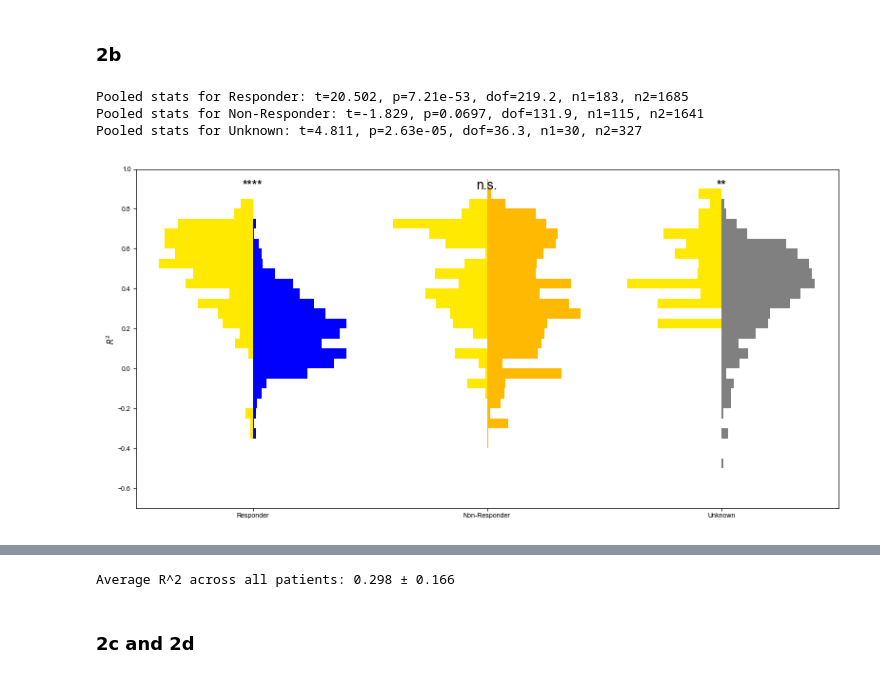
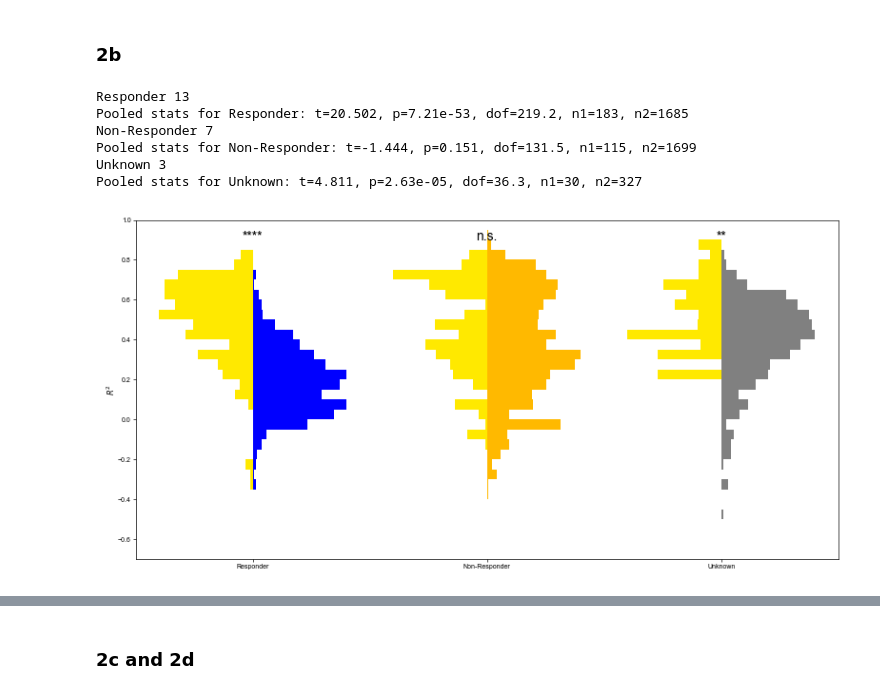
Before and after one commit to ProvenzaLab/PerceptPredictability, a Jupyter notebook: process_data.ipynb, the cells around one changed output, grey strips where cells are left out. Cells and saved outputs as stored; diff of their text form; code cells hidden in the pictures.

```diff
--- a/process_data.ipynb
+++ b/process_data.ipynb
@@ -581,8 +578,6 @@ max_num_pts = 0
 df.sort_values(by=['pt_id', 'dummy_timestamp'], inplace=True)
 for ax, response_status in zip(axs, ['Responder', 'Non-Responder', 'Unknown']):
     plot_df = df.dropna(subset=feature).query('response_status == @response_status').copy()
-    if response_status == 'Non-Responder':
-        plot_df = pd.concat([plot_df, df.dropna(subset=feature).query('pt_id == "B014"')]) # relapse patient with both responder and non-responder class values
 
     max_num_pts = max(max_num_pts, plot_df['pt_id'].nunique())
     for i, (pt_id, pt_df) in enumerate(plot_df.groupby('pt_id', sort=True)):
@@ -693,6 +688,7 @@ for i, response_status in enumerate(['Responder', 'Non-Responder', 'Unknown']):
     predbs_vals = plot_df_daily.query('state_label_str == "Pre-DBS"')[feature]
     predbs_weights = []
     neff_predbs_total = 0.0
+    pt_ids = set()
     for pt_id, pt_df in plot_df_daily.groupby('pt_id'):
         pt_predbs = pt_df.query('state_label_str == "Pre-DBS"')
         num_predbs = pt_predbs[feature].shape[0]
@@ -702,6 +698,7 @@ for i, response_status in enumerate(['Responder', 'Non-Responder', 'Unknown']):
                 neff_predbs_total += compute_neff(pt_predbs['days_since_dbs'].values, pt_predbs[feature].values)
             else:
                 neff_predbs_total += num_predbs
+        pt_ids.add(pt_id)
     postdbs_vals = plot_df_daily.query('state_label_str == @response_status')[feature]
     postdbs_weights = []
     neff_postdbs_total = 0.0
@@ -714,6 +711,8 @@ for i, response_status in enumerate(['Responder', 'Non-Responder', 'Unknown']):
                 neff_postdbs_total += compute_neff(pt_postdbs['days_since_dbs'].values, pt_postdbs[feature].values)
             else:
                 neff_postdbs_total += num_postdbs
+        pt_ids.add(pt_id)
+    print(response_status, len(pt_ids))
 
     counts_predbs, _ = np.histogram(predbs_vals, bins=bins, density=True, weights=predbs_weights)
     counts_predbs /= counts_predbs.max() * 2.5
@@ -735,34 +734,37 @@ for i, response_status in enumerate(['Responder', 'Non-Responder', 'Unknown']):
             neff_stats = dict(_NAN_STATS)
         ax.text(i, bins[-2], get_asterisk_str(neff_stats['p_val']), ha='center', va='top')
         print(f'Pooled stats for {response_status}: t={raw_stats["t_stat"]:.3f}, p={raw_stats["p_val"]:.3g}, dof={raw_stats["dof"]:.1f}, n1={n1_raw}, n2={n2_raw}')
     else:
         raw_stats = dict(_NAN_STATS)
         neff_stats = dict(_NAN_STATS)
 
     pooled_results_dict['response_status'].append(response_status)
     for corr, stat_dict in [('raw', raw_stats), ('neff', neff_stats)]:
         for m in ['n1', 'n2', 'dof', 't_stat', 'p_val', 'ci', 'hedges_g', 'hedges_g_ci']:
             pooled_results_dict[f'{m}_{corr}'].append(stat_dict[m])
 
 ax.set(
     xlim=(-0.5, 2.5),
     ylim=(bin_start, bin_end),
     ylabel=r'$R^2$',
     xticks=np.arange(3),
     xticklabels=['Responder', 'Non-Responder', 'Unknown'],
 )
 
 fig.tight_layout()
 plt.savefig('figures/2b.svg', bbox_inches='tight', pad_inches=0)
 plt.show()
 
 pooled_df = pd.DataFrame(pooled_results_dict)
 pooled_df.to_excel('tables/pooled_stats.xlsx', index=False)
 pooled_df
 # %% [output]
+Responder 13
 Pooled stats for Responder: t=20.502, p=7.21e-53, dof=219.2, n1=183, n2=1685
-Pooled stats for Non-Responder: t=-1.829, p=0.0697, dof=131.9, n1=115, n2=1641
+Non-Responder 7
+Pooled stats for Non-Responder: t=-1.444, p=0.151, dof=131.5, n1=115, n2=1699
+Unknown 3
 Pooled stats for Unknown: t=4.811, p=2.63e-05, dof=36.3, n1=30, n2=327
-[figure, old version]
+[figure, new version]
 |  | response_status | n1_raw | n2_raw | dof_raw | t_stat_raw | p_val_raw | ci_raw | hedges_g_raw | ... |
 | 0 | Responder | 183 | 1685 | 219.169676 | 20.501923 | 7.206719e-53 | (0.27875459833508864, 0.338047715... | 1.662765 | ... |
@@ -770,13 +772,4 @@ Pooled stats for Unknown: t=4.811, p=2.63e-05, dof=36.3, n1=30, n2=327
 | 2 | Unknown | 30 | 327 | 36.302438 | 4.811175 | 2.625573e-05 | (0.10263242607605093, 0.252138818... | 0.820287 | ... |
-# %%
-avg_r2s = []
-for pt_id, pt_df in df.groupby('pt_id', sort=False):
-    avg_r2 = pt_df.dropna(subset=['lfp_left_OvER_interpolate_R2']).groupby('days_since_dbs').first()['lfp_left_OvER_interpolate_R2'].mean()
-    if not np.isnan(avg_r2):
-        avg_r2s.append(avg_r2)
-print(f'Average R^2 across all patients: {np.mean(avg_r2s):.3f} ± {np.std(avg_r2s):.3f}')
-# %% [output]
-Average R^2 across all patients: 0.298 ± 0.166
 # %% [markdown]
 ### 2c and 2d
 # %%
```
Also changed, not shown: parts of 13 cells of this notebook.
